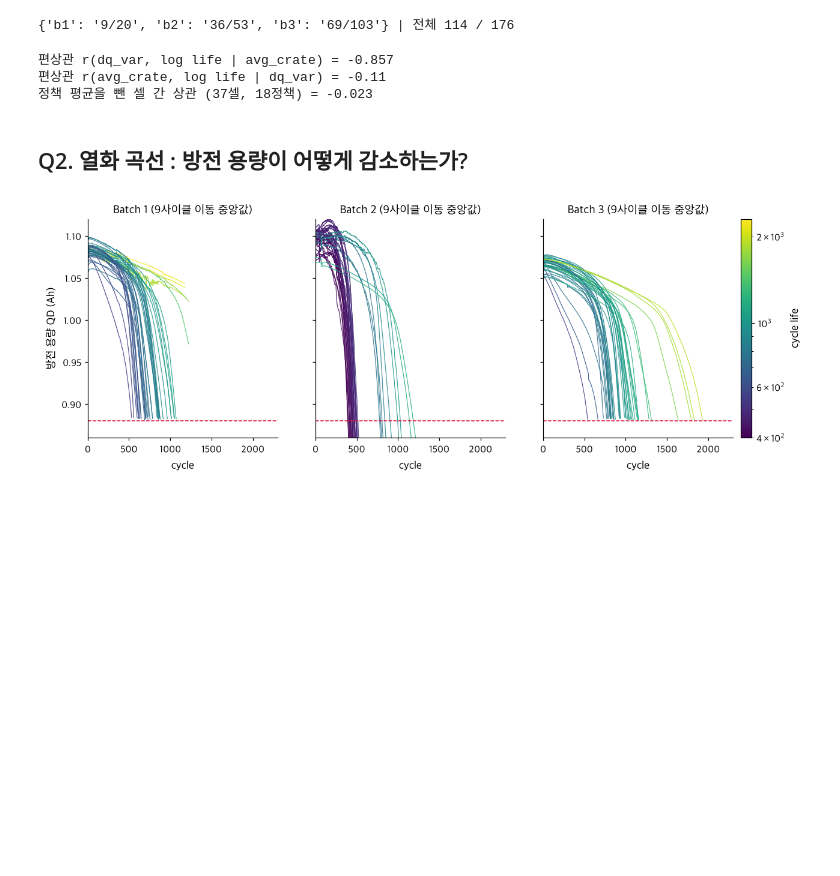
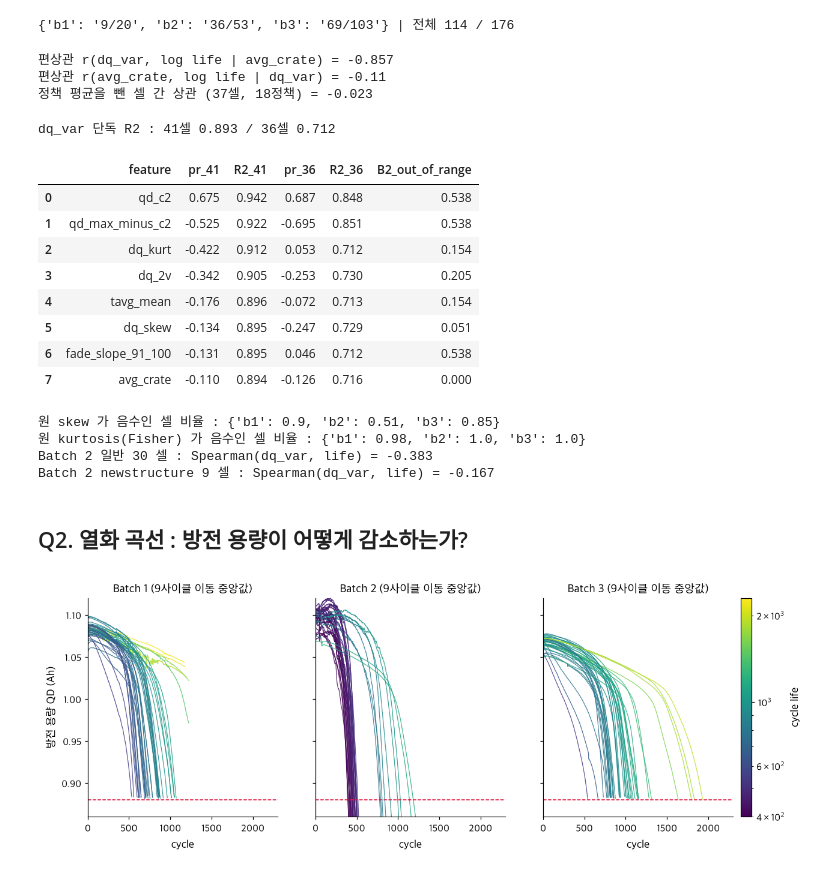
Before and after one commit to 97-99-02/ess-battery-project, a Jupyter notebook: notebooks/01_EDA.ipynb, the cells around one changed output. Cells and saved outputs as stored; diff of their text form; code cells hidden in the pictures; blank space fills up the shorter version.

```diff
--- a/notebooks/01_EDA.ipynb
+++ b/notebooks/01_EDA.ipynb
@@ -318,6 +318,45 @@ print(f'정책 평균을 뺀 셀 간 상관 ({len(gp)}셀, {gp.policy.nunique()}
 편상관 r(dq_var, log life | avg_crate) = -0.857
 편상관 r(avg_crate, log life | dq_var) = -0.11
 정책 평균을 뺀 셀 간 상관 (37셀, 18정책) = -0.023
+# %%
+# dq_var 위에 더할 때의 기여 : Batch 1 전체(41) vs 이어 측정 5셀 제외(36), Batch 2 입력의 범위 밖 비율 (라벨 미사용)
+from sklearn.linear_model import LinearRegression
+def r2(df, cols): return LinearRegression().fit(df[cols], df.log_life).score(df[cols], df.log_life)
+b1a = use[use.batch == 'b1']; b1n = b1a[~b1a.carryover]; u2in = use[use.batch == 'b2']
+rows = []
+for f in ['qd_c2', 'qd_max_minus_c2', 'dq_kurt', 'dq_2v', 'tavg_mean', 'dq_skew', 'fade_slope_91_100', 'avg_crate']:
+    lo, hi = b1a[f].min(), b1a[f].max()
+    rows.append({'feature': f, 'pr_41': partial(b1a, f, 'log_life', ['dq_var']), 'R2_41': r2(b1a, ['dq_var', f]),
+                 'pr_36': partial(b1n, f, 'log_life', ['dq_var']), 'R2_36': r2(b1n, ['dq_var', f]),
+                 'B2_out_of_range': ((u2in[f] < lo) | (u2in[f] > hi)).mean()})
+print('dq_var 단독 R2 : 41셀', round(r2(b1a, ['dq_var']), 3), '/ 36셀', round(r2(b1n, ['dq_var']), 3))
+pd.DataFrame(rows).round(3)
+# %% [output]
+dq_var 단독 R2 : 41셀 0.893 / 36셀 0.712
+|  | feature | pr_41 | R2_41 | pr_36 | R2_36 | B2_out_of_range |
+| 0 | qd_c2 | 0.675 | 0.942 | 0.687 | 0.848 | 0.538 |
+| 1 | qd_max_minus_c2 | -0.525 | 0.922 | -0.695 | 0.851 | 0.538 |
+| 2 | dq_kurt | -0.422 | 0.912 | 0.053 | 0.712 | 0.154 |
+| 3 | dq_2v | -0.342 | 0.905 | -0.253 | 0.730 | 0.205 |
+| 4 | tavg_mean | -0.176 | 0.896 | -0.072 | 0.713 | 0.154 |
+| 5 | dq_skew | -0.134 | 0.895 | -0.247 | 0.729 | 0.051 |
+| 6 | fade_slope_91_100 | -0.131 | 0.895 | 0.046 | 0.712 | 0.538 |
+| 7 | avg_crate | -0.110 | 0.894 | -0.126 | 0.716 | 0.000 |
+# %%
+# 질의응답 대비 : skew 부호, kurtosis 정의(scipy 기본 = Fisher 초과첨도), Batch 2 집단 안 순위 상관 (참고)
+from scipy.stats import skew as _sk, kurtosis as _ku, spearmanr
+sk = pd.Series([_sk(delta_q(cells[k]), nan_policy='omit') for k in use.cell], index=use.index)
+ku = pd.Series([_ku(delta_q(cells[k]), nan_policy='omit') for k in use.cell], index=use.index)
+print('원 skew 가 음수인 셀 비율 :', (sk < 0).groupby(use.batch).mean().round(2).to_dict())
+print('원 kurtosis(Fisher) 가 음수인 셀 비율 :', (ku < 0).groupby(use.batch).mean().round(2).to_dict())
+for ns in [False, True]:
+    g = use[(use.batch == 'b2') & (use.newstructure == ns)]
+    print('Batch 2', 'newstructure' if ns else '일반', len(g), '셀 : Spearman(dq_var, life) =', round(spearmanr(g.dq_var, g.life).correlation, 3))
+# %% [output]
+원 skew 가 음수인 셀 비율 : {'b1': 0.9, 'b2': 0.51, 'b3': 0.85}
+원 kurtosis(Fisher) 가 음수인 셀 비율 : {'b1': 0.98, 'b2': 1.0, 'b3': 1.0}
+Batch 2 일반 30 셀 : Spearman(dq_var, life) = -0.383
+Batch 2 newstructure 9 셀 : Spearman(dq_var, life) = -0.167
 # %% [markdown]
 ## Q2. 열화 곡선 : 방전 용량이 어떻게 감소하는가?
 # %%
```
Also changed, not shown: parts of 2 cells of this notebook, 2 other files.
